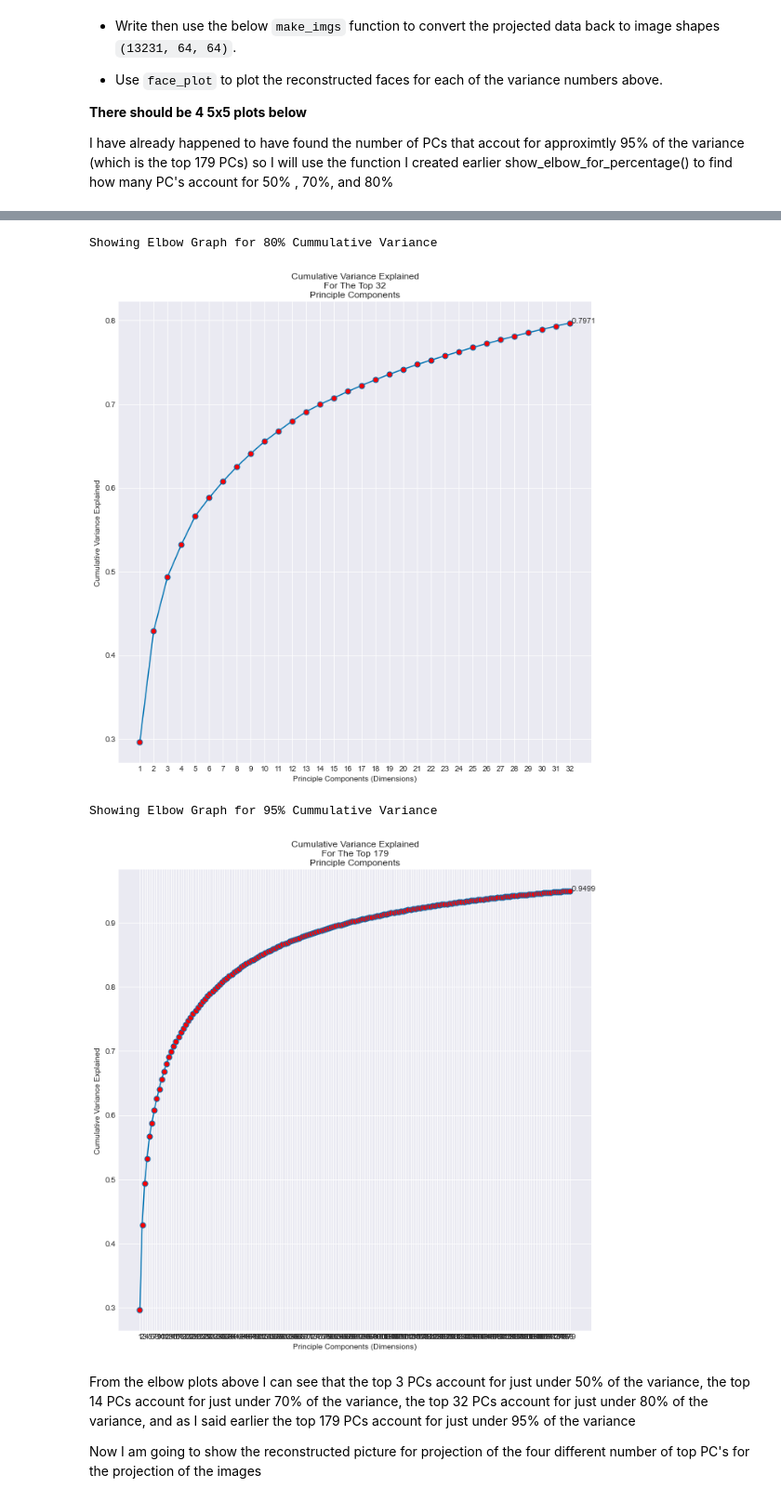
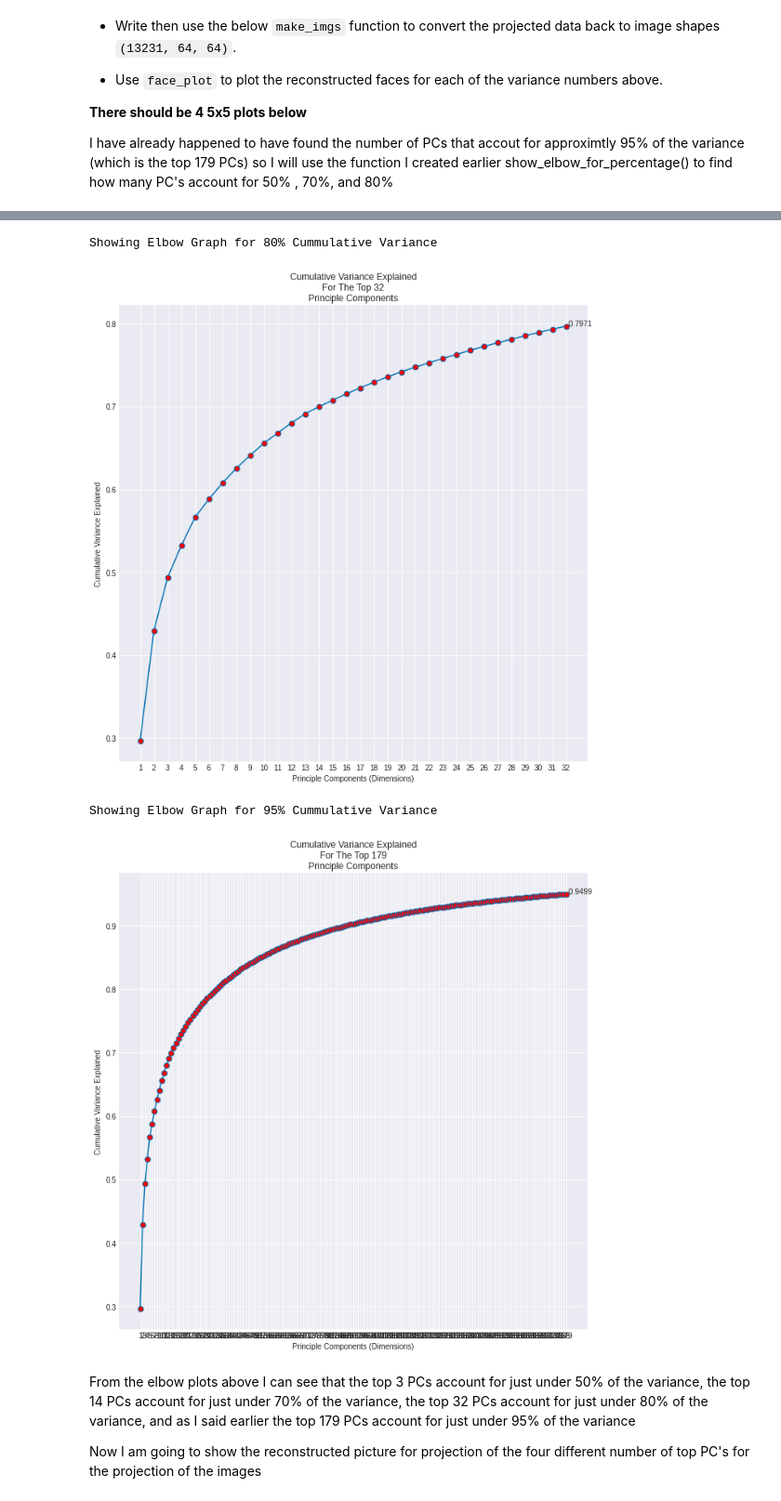
Before and after one commit to mattjax16/cs251, a Jupyter notebook: project4/pca.ipynb, the cells around one changed output, grey strips where cells are left out. Shown at 93% size. Drawn from its saved outputs; the diff is of its cells as text; code cells hidden in the pictures.

```diff
--- a/project4/pca.ipynb
+++ b/project4/pca.ipynb
@@ -466,10 +466,10 @@ still some PC's to be added before there are diminishing returns. To test for ho
 ammount of cummulative variance for the face images I wrote this function below that takes in the PCA_COV object
 and also the cummulative variance to be shown
 # %%
-def show_elbow_for_percentage(pca,percentage):
+def show_elbow_for_percentage(pca,percentage,markersize='7',x_label_size = 8, figsize = (11,11),show_just_numbers = True, show_final_k_percentage = True):
     cummulative_variance = np.array(pca.get_cum_var())
     cummulative_variance_percentage = cummulative_variance[cummulative_variance <= percentage]
-    pca.elbow_plot(cummulative_variance_percentage.size, x_label_size= 8, show_just_numbers=True, figsize=(11,11), show_final_k_percentage=True)
+    pca.elbow_plot(cummulative_variance_percentage.size,markersize = markersize, x_label_size= x_label_size, show_just_numbers=show_just_numbers, figsize=figsize, show_final_k_percentage=show_final_k_percentage)
     plt.show()
 # %% [markdown]
 Now I am going to see how many priciple componets account for 95% of the variance in the face images.
@@ -521,13 +521,13 @@ print("Showing Elbow Graph for 80% Cummulative Variance")
 show_elbow_for_percentage(face_pca,0.80)
 # %% [output]
 Showing Elbow Graph for 80% Cummulative Variance
-[figure, old version]
+[figure, new version]
 # %%
 print("Showing Elbow Graph for 95% Cummulative Variance")
-show_elbow_for_percentage(face_pca,0.95)
+show_elbow_for_percentage(face_pca,0.95, x_label_size = 0.1)
 # %% [output]
 Showing Elbow Graph for 95% Cummulative Variance
-[figure, old version]
+[figure, new version]
 # %% [markdown]
 From the elbow plots above I can see that the top 3 PCs account for just under 50% of the variance,
 the top 14 PCs account for just under 70% of the variance, the top 32 PCs account for just under 80% of the variance,
```
Also changed, not shown: parts of 39 cells of this notebook, 18 other files.
